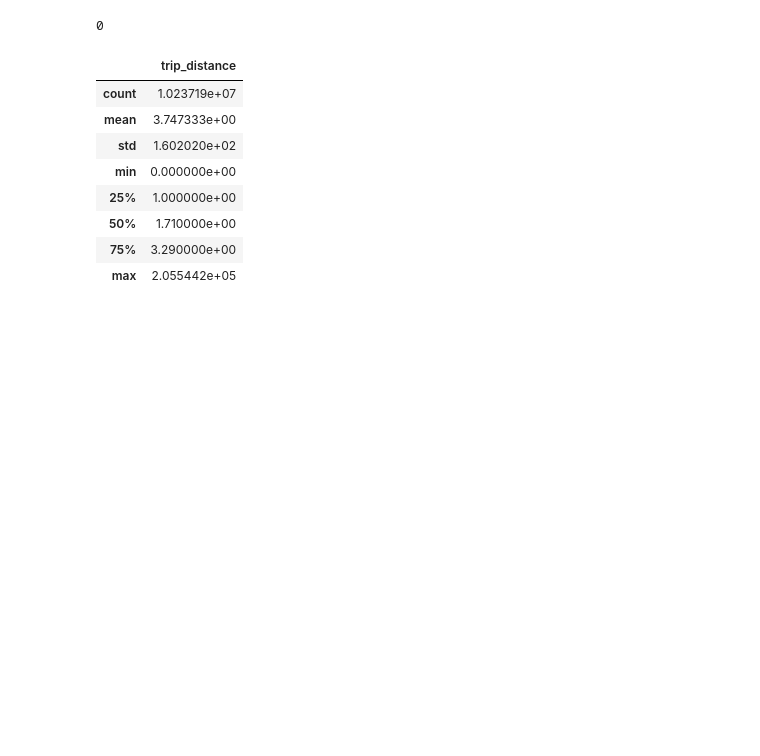
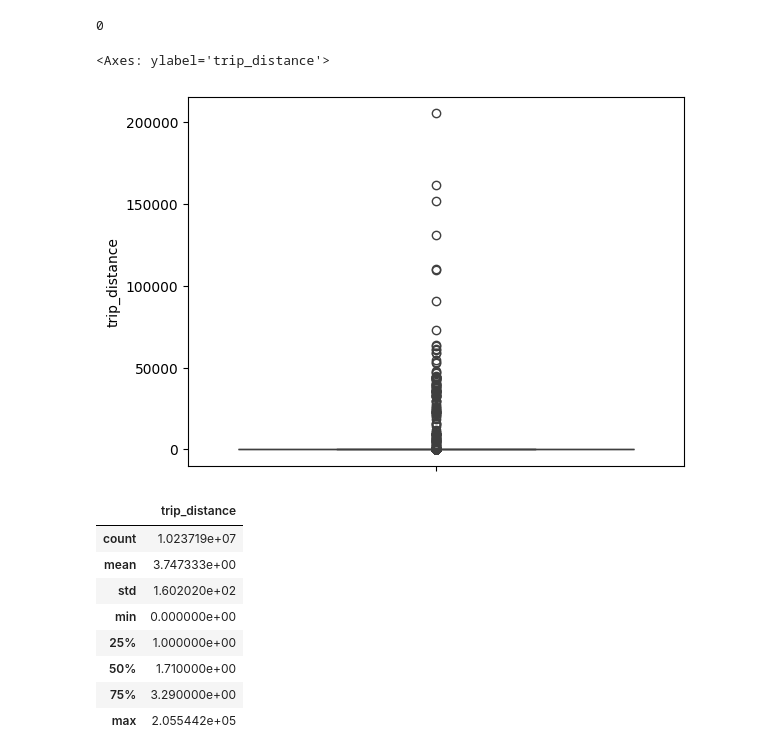
Before and after one commit to CrissRMFI/TA047R-2C2024-GRUPO08, a Jupyter notebook: TA047R_TP1_GRUPOXX_ENTREGA_EJ01.ipynb, the cells around one changed output. Cells and saved outputs as stored; diff of their text form; code cells hidden in the pictures; blank space fills up the shorter version.

```diff
--- a/TA047R_TP1_GRUPOXX_ENTREGA_EJ01.ipynb
+++ b/TA047R_TP1_GRUPOXX_ENTREGA_EJ01.ipynb
@@ -201,6 +201,11 @@ Eliminar la columna completa no sería una opción buena, ya que para el context
 trips["trip_distance"].isna().sum()
 # %% [output]
 0
+# %%
+sns.boxplot(y=trips["trip_distance"])
+# %% [output]
+<Axes: ylabel='trip_distance'>
+[figure, added]
 # %%
 trips["trip_distance"].describe()
 # %% [output]
```
Also changed, not shown: parts of 41 cells of this notebook.
